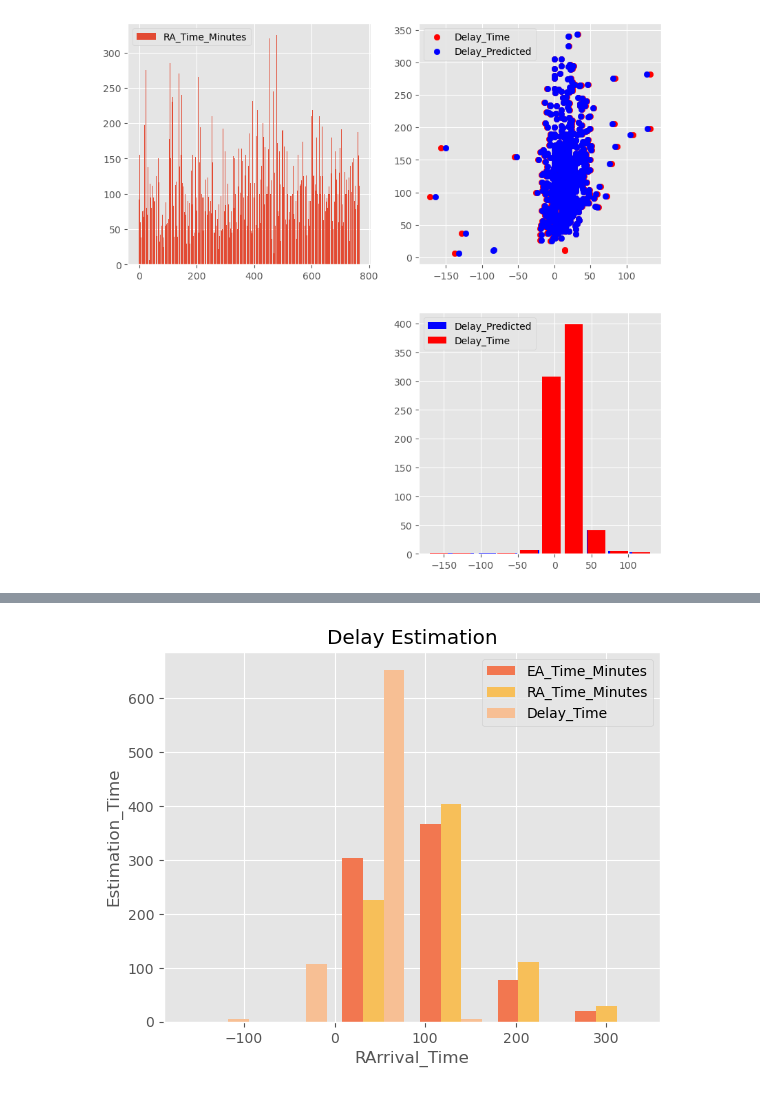
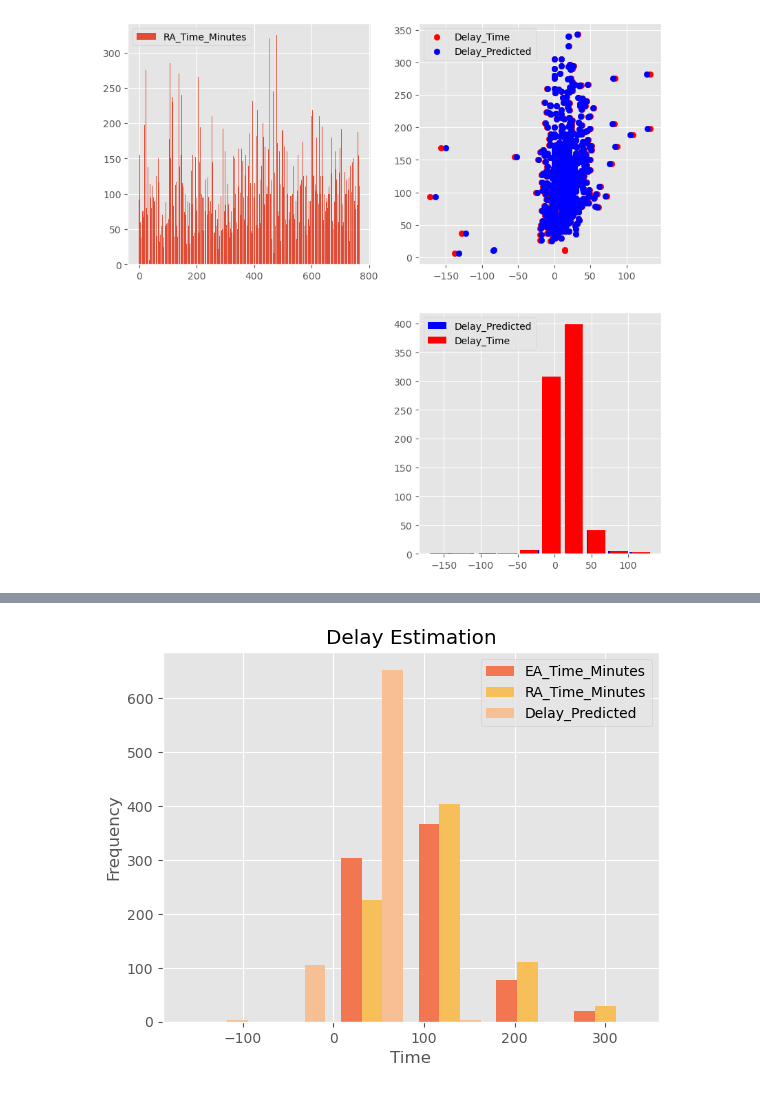
Before and after one commit to azizivakili/Airline-proj, a Jupyter notebook: notebooks/visualized_data/Visualization-code.ipynb, the cells around one changed output, grey strips where cells are left out. Cells and saved outputs as stored; diff of their text form; code cells hidden in the pictures.

```diff
--- a/notebooks/visualized_data/Visualization-code.ipynb
+++ b/notebooks/visualized_data/Visualization-code.ipynb
@@ -101,10 +66,10 @@ df.plot(y = ['EA_Time_Minutes', 'RA_Time_Minutes','Delay_Time'], subplots=True,
 # %%
 plt.hist([df.EA_Time_Minutes, df.RA_Time_Minutes , df.Delay_Time], bins = 6, color = ['#f27750', '#f7bf59', '#f7bf94'],
-         label = ['EA_Time_Minutes', 'RA_Time_Minutes' , 'Delay_Time'])
-plt.ylabel('Estimation_Time')
-plt.xlabel('RArrival_Time')
+         label = ['EA_Time_Minutes', 'RA_Time_Minutes' , 'Delay_Predicted'])
+plt.ylabel('Frequency')
+plt.xlabel('Time')
 plt.title('Delay Estimation')
 plt.legend();
 # %% [output]
-[figure, old version]
+[figure, new version]
 # %%
```
Also changed, not shown: parts of 5 cells of this notebook.
